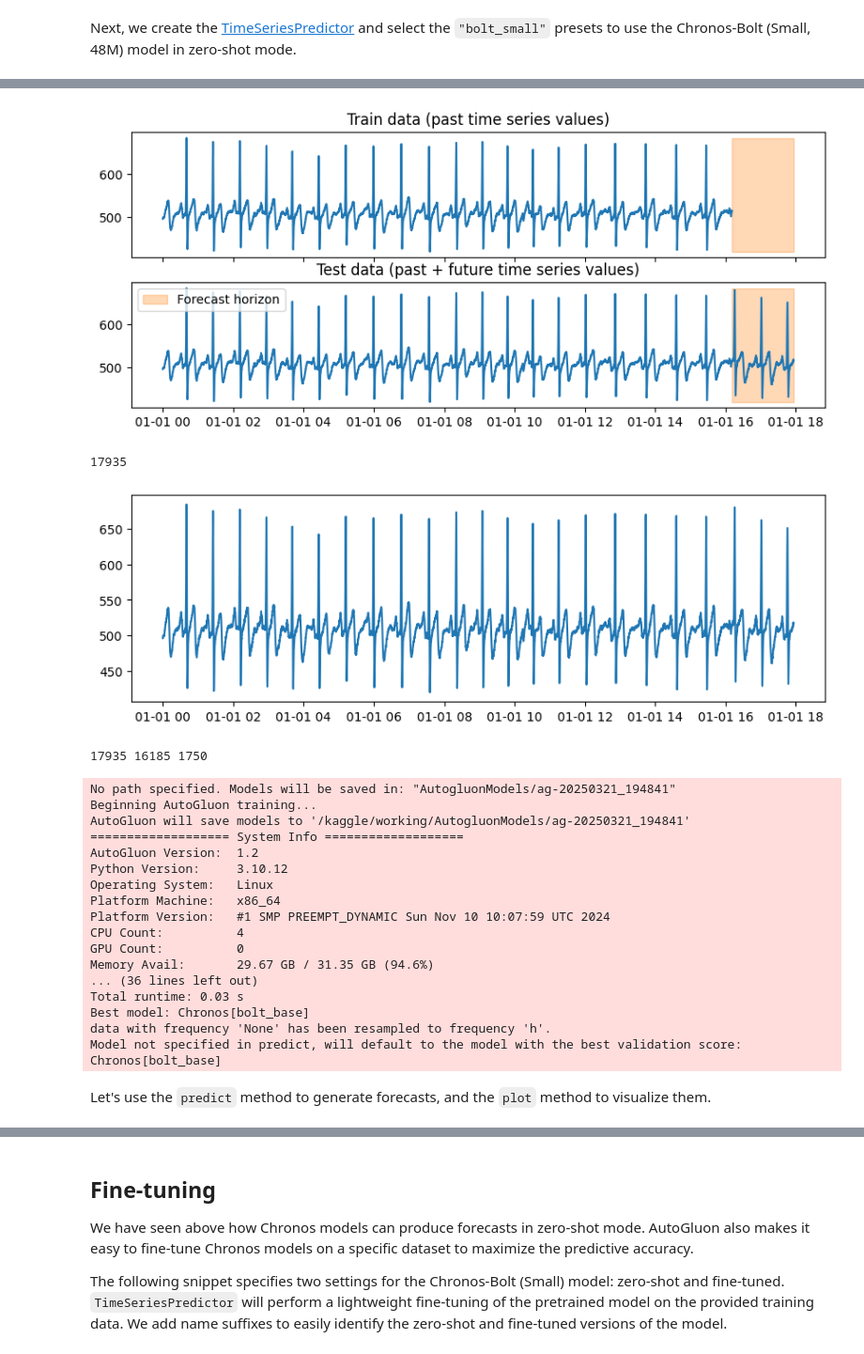
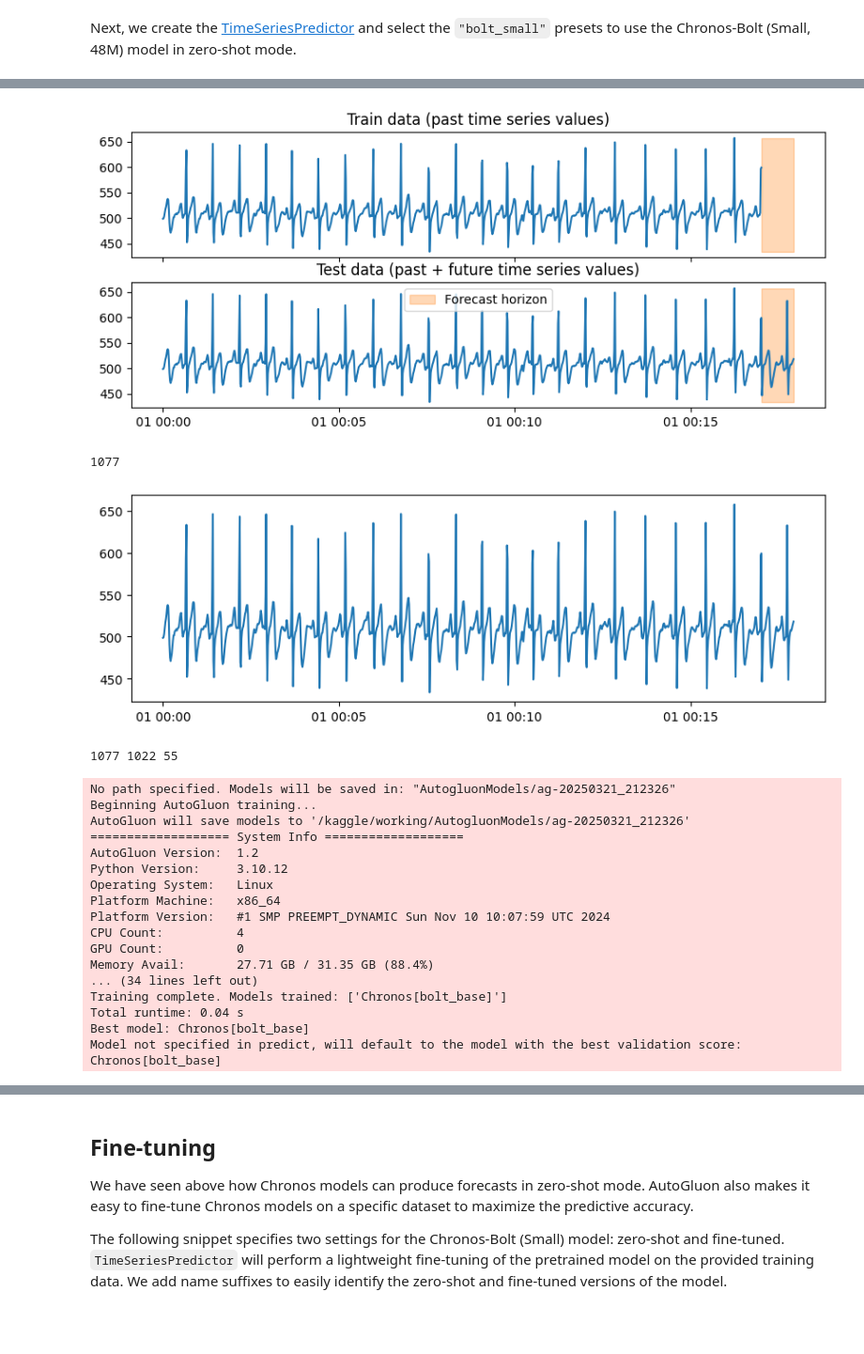
Before and after one commit to TAUforPython/ts-forecasting-ensemble, a Jupyter notebook: timeseries-chronos.ipynb, the cells around one changed output, grey strips where cells are left out. Shown at 94% size. Saved outputs shown, nothing was run; the diff lists cells and outputs as text; code cells hidden in the pictures; blank space fills up the shorter version.

Commit message:
Kaggle Notebook | Version 6 | working need more accuracy

```diff
--- a/timeseries-chronos.ipynb
+++ b/timeseries-chronos.ipynb
@@ -48,14 +48,15 @@ Next, we create the [TimeSeriesPredictor](https://auto.gluon.ai/stable/api/autog
 # %%
 data = pd.read_csv('/kaggle/input/ecg-timeseries-for-prediction/ecg_1d_timeseries_prediction.csv',
                    delimiter=';')
-data['item_id']=1
+#data['item_id']=1
 data = data.rename(columns={"time":"timestamp"})
 data = data.rename(columns={"ecg_value":"target"})
 
 #data['timestamp'] = data['timestamp']*1e2
-data['timestamp'] = pd.to_datetime(data['timestamp'],unit='h')
+data['timestamp'] = pd.to_datetime(data['timestamp'],unit='m')
 #data['timestamp'] = pd.to_timedelta(data['timestamp']*1e2)
 #data['timestamp'] = pd.to_datetime(data.timestamp, unit="h").dt.time
 
-data.head(10)
+data.head(5)
+#print(len(data))
 # %% [output]
@@ -79,0 +76,5 @@ plt.plot(data['timestamp'],data['target'])
+# %%
+data.set_index('timestamp', inplace=True)
+#data.set_index('timestamp')
+data = data.resample('1s').mean()
+data.head()
@@ -79,0 +89,6 @@ plt.plot(data['timestamp'],data['target'])
+# %%
+data['item_id']=1
+data = data.reset_index()
+#data.reindex(['item_id'])
+data.set_index('item_id', inplace=False)
+data.head()
@@ -80,5 +106,7 @@ plt.plot(data['timestamp'],data['target'])
 # %%
 data = TimeSeriesDataFrame.from_data_frame(data)
-data.convert_frequency(freq = "h")
+data = data.convert_frequency(freq = "s")
+#data = data.fill_missing_values()
 data.head()
+print(len(data))
 # %% [output]
@@ -92,45 +114,46 @@ data.head()
 # %%
-prediction_length = 1750
+#prediction_length = 1750
+prediction_length = 55
 train_data, test_data = data.train_test_split(prediction_length)
 
 item_id = 1
 fig, (ax1, ax2) = plt.subplots(nrows=2, figsize=[10, 4], sharex=True)
 train_ts = train_data.loc[item_id]
 test_ts = test_data.loc[item_id]
 ax1.set_title("Train data (past time series values)")
 ax1.plot(train_ts)
 ax2.set_title("Test data (past + future time series values)")
 ax2.plot(test_ts)
 for ax in (ax1, ax2):
     ax.fill_between(np.array([train_ts.index[-1], test_ts.index[-1]]), test_ts.min(), test_ts.max(), color="C1", alpha=0.3, label="Forecast horizon")
 plt.legend()
 plt.show()
 # %% [output]
-[figure, old version]
+[figure, new version]
 # %%
 data_ts = data.loc[item_id]
 plt.plot(data_ts)
 len(data_ts)
 # %% [output]
-17935
+1077
-[figure, old version]
+[figure, new version]
 # %%
 print(len(test_ts), len(train_ts), len(test_ts)-len(train_ts))
 # %% [output]
-17935 16185 1750
+1077 1022 55
 # %%
-predictor = TimeSeriesPredictor(freq="h",
+predictor = TimeSeriesPredictor(freq="s",
                                 prediction_length=prediction_length,
                                 eval_metric="MASE").fit(train_data,
                                                         presets="bolt_base",
-                                                        num_val_windows=300)
+                                                        num_val_windows=30)
 #predictor.evaluate(test_data)
 
 predictions = predictor.predict(train_data)
 # %% [output]
-No path specified. Models will be saved in: "AutogluonModels/ag-20250321_194841"
+No path specified. Models will be saved in: "AutogluonModels/ag-20250321_212326"
 Beginning AutoGluon training...
-AutoGluon will save models to '/kaggle/working/AutogluonModels/ag-20250321_194841'
+AutoGluon will save models to '/kaggle/working/AutogluonModels/ag-20250321_212326'
 =================== System Info ===================
 AutoGluon Version:  1.2
 Python Version:     3.10.12
@@ -139,11 +162,9 @@ Platform Machine:   x86_64
 Platform Version:   #1 SMP PREEMPT_DYNAMIC Sun Nov 10 10:07:59 UTC 2024
 CPU Count:          4
 GPU Count:          0
-Memory Avail:       29.67 GB / 31.35 GB (94.6%)
-... (36 lines left out)
-Total runtime: 0.03 s
+Memory Avail:       27.71 GB / 31.35 GB (88.4%)
+... (34 lines left out)
+Training complete. Models trained: ['Chronos[bolt_base]']
+Total runtime: 0.04 s
 Best model: Chronos[bolt_base]
-data with frequency 'None' has been resampled to frequency 'h'.
 Model not specified in predict, will default to the model with the best validation score: Chronos[bolt_base]
-# %% [markdown]
-Let's use the `predict` method to generate forecasts, and the `plot` method to visualize them.
```
Also changed, not shown: parts of 20 cells of this notebook.
